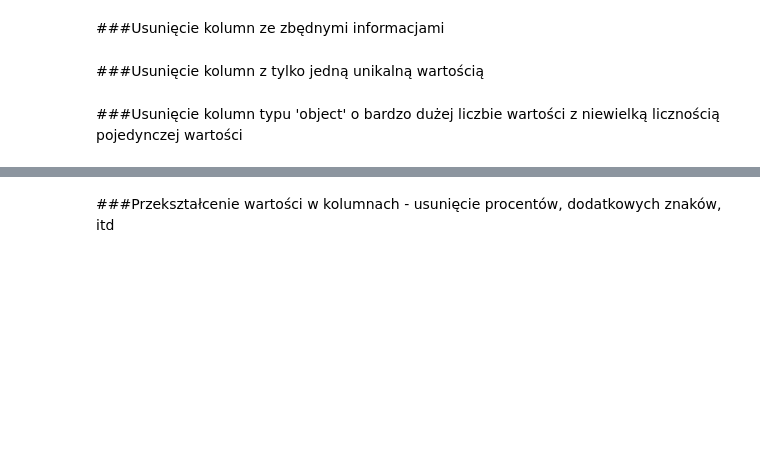
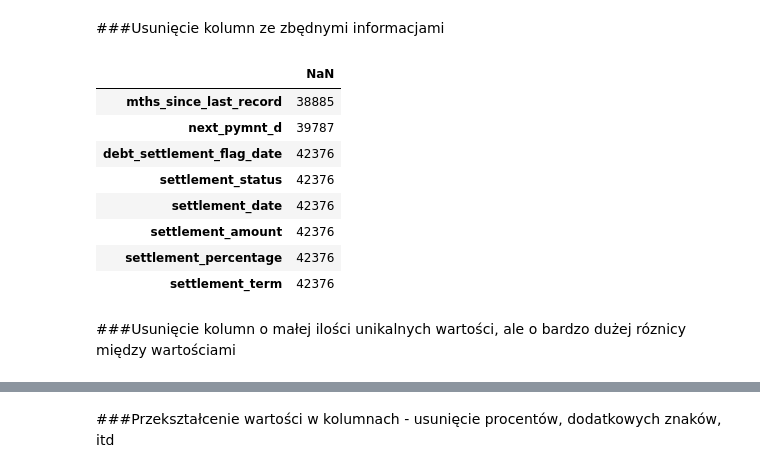
Before and after one commit to Hubert26/machine-learning, a Jupyter notebook: project_hubert_szewczyk.ipynb, the cells around one changed output, grey strips where cells are left out. Drawn from its saved outputs; the diff is of its cells as text; code cells hidden in the pictures; blank space fills up the shorter version.

```diff
--- a/project_hubert_szewczyk.ipynb
+++ b/project_hubert_szewczyk.ipynb
@@ -65 +69,10 @@ def display_info(df, selected_columns, df_info):
         print("\n" + "=" * 40)  # Separator between columns
+# %%
+def nan_counts(df, min_nan, max_nan):
+    mask = df.isna()
+    nan_counts_columns = mask.sum()
+    naan_column = pd.DataFrame(nan_counts_columns, columns=['NaN'])
+    selected_columns = [col_name for col_name in naan_column.index if min_nan < naan_column.at[col_name, 'NaN'] < max_nan]
+
+    #display(naan_column.loc[selected_columns])
+    return selected_columns
@@ -221,8 +210,17 @@ df.drop(columns=selected_columns, inplace=True, axis=1, errors='ignore')
 # %% [markdown]
 ###Usunięcie kolumn ze zbędnymi informacjami
 # %%
-selected_columns = df_info[(df_info['NaN'] / df_raw.shape[0]) > 0.9].index.tolist()
+#Usunięcie kolumn które mają ponad 90% wartości NaN
+selected_columns = nan_counts(df,0.9*df.shape[0], df.shape[0])
 df.drop(selected_columns, inplace=True, axis=1, errors='ignore')
+# %% [output]
+|  | NaN |
+| mths_since_last_record | 38885 |
+| next_pymnt_d | 39787 |
+| debt_settlement_flag_date | 42376 |
+| settlement_status | 42376 |
+| settlement_date | 42376 |
+| settlement_amount | 42376 |
+| settlement_percentage | 42376 |
+| settlement_term | 42376 |
-# %% [markdown]
-###Usunięcie kolumn z tylko jedną unikalną wartością
 # %%
@@ -230,3 +229,3 @@ selected_columns = df_info[df_info['unique_len'] < 2].index.tolist()
 df.drop(selected_columns, inplace=True, axis=1, errors='ignore')
-# %% [markdown]
-###Usunięcie kolumn typu 'object' o bardzo dużej liczbie wartości z niewielką licznością pojedynczej wartości
+# %% [markdown]
+###Usunięcie kolumn o małej ilości unikalnych wartości, ale o bardzo dużej róznicy między wartościami
```
Also changed, not shown: parts of 39 cells of this notebook.
